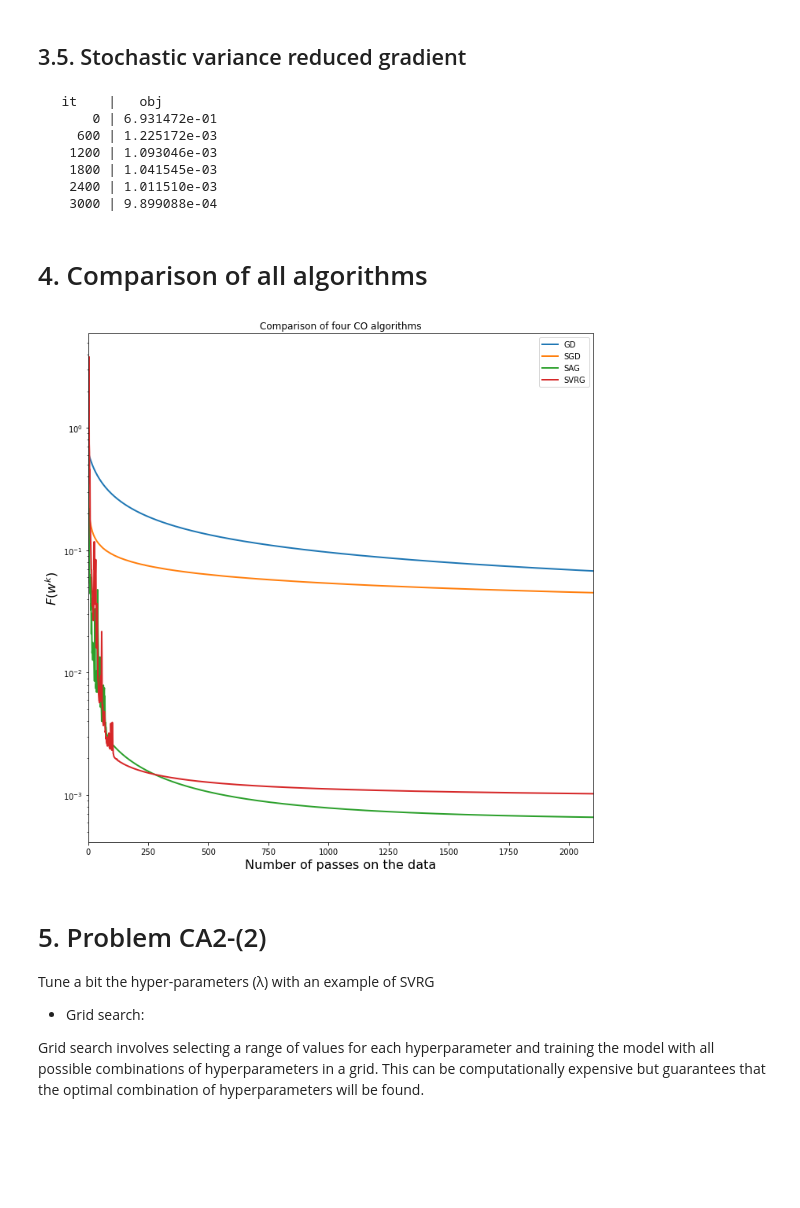
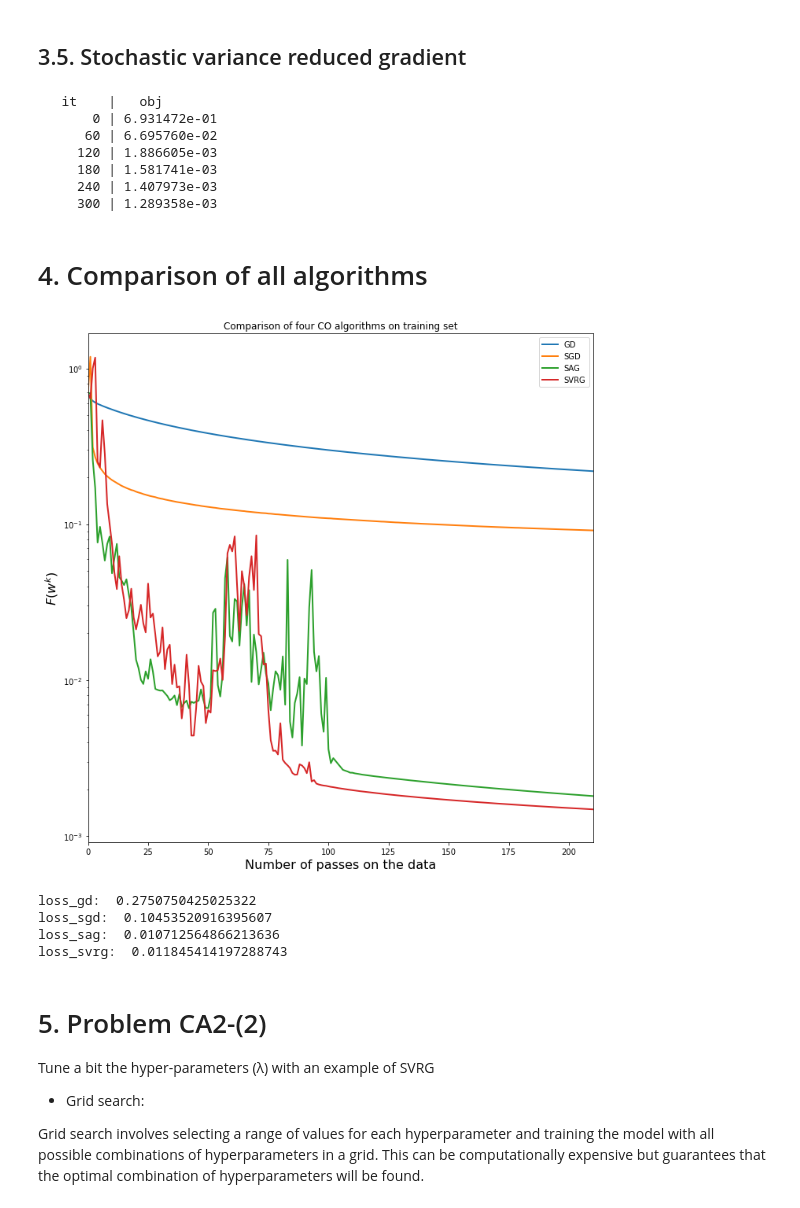
Before and after one commit to hshokrig/EP3260-MLoNs-2023, a Jupyter notebook: CA/CA2_group3.ipynb, the cells around one changed output. Drawn from its saved outputs; the diff is of its cells as text; code cells hidden in the pictures; blank space fills up the shorter version.

```diff
--- a/CA/CA2_group3.ipynb
+++ b/CA/CA2_group3.ipynb
@@ -62,3 +65,13 @@ y = np.array(y)
+# %%
+# split the dataset
+n, m = X.shape
+
+train_ratio = 0.8
+train_index = int(n * train_ratio)
+X_train = X[:train_index]
+y_train = y[:train_index]
+X_test = X[train_index:]
+y_test = y[train_index:]
 # %% [markdown]
 <a id='models'></a>
 # 2. Models gradients and losses
@@ -113,35 +126,6 @@ class ModelLogReg:
         strength = self.strength
         u = y[i]*np.exp(- y[i] * (x_i.dot(w)))/(1 + np.exp(- y[i] * (x_i.dot(w))))
         return (- u*x_i + strength * w)
-
-    def grad_coordinate(self, j, w):
-        """Computes the partial derivative of f with respect to
-        the j-th coordinate"""
-        y, X, n_samples, strength = self.y, self.X, self.n_samples, self.strength
-        u = y*np.exp(- y * (X.dot(w)))/(1 + np.exp(- y * (X.dot(w))))
-        return - (X[:, j].T.dot(u))/n_samples + strength * w[j]
-
-    def lip(self):
-        """Computes (an upper bound on) the Lipschitz constant of the gradient of  f"""
-        X, n_samples = self.X, self.n_samples
-
-        return np.linalg.norm(X.T.dot(X), 2) / (4*n_samples) + self.strength
-
-    def lip_coordinates(self):
-        """Computes (an upper bound on) the Lipschitz constant of the gradient of f with respect to
-        the j-th coordinate"""
-        X, n_samples = self.X, self.n_samples
-
-        return (X ** 2).sum(axis=0) / (4*n_samples) + self.strength
-
-    def lip_max(self):
-        """Computes (an upper bound on) the maximum of the lipschitz constants of the gradients of  f_i"""
-        X, n_samples = self.X, self.n_samples
-        return ((X ** 2).sum(axis=1)/4 + self.strength).max()
-
-    def hessian(self):
-        X, n_samples = self.X, self.n_samples
-        return ((X ** 2).sum(axis=1)/4 + self.strength).max()
 # %% [markdown]
 <a id='solvers'></a>
 # 3. Solvers
@@ -151,10 +135,10 @@ class ModelLogReg:
 # %% [markdown]
 The following tools store the loss after each epoch
 # %%
-model = ModelLogReg(X, y, strength=1e-3)
+model = ModelLogReg(X_train, y_train, strength=1e-3)
 
 w0 = np.zeros(model.n_features) # Starting point of all solvers
-n_iter = 3000 # Number of iterations
+n_iter = 300 # Number of iterations
 
 # Random samples indices for the stochastic solvers (sgd, sag, svrg)
 idx_samples = np.random.randint(0, model.n_samples, model.n_samples * n_iter)
@@ -317,11 +297,11 @@ w_svrg = svrg(model, w0, idx_samples, n_iter=model.n_samples * n_iter,
 # %% [output]
    it    |   obj
        0 | 6.931472e-01
-     600 | 1.225172e-03
-    1200 | 1.093046e-03
-    1800 | 1.041545e-03
-    2400 | 1.011510e-03
-    3000 | 9.899088e-04
+      60 | 6.695760e-02
+     120 | 1.886605e-03
+     180 | 1.581741e-03
+     240 | 1.407973e-03
+     300 | 1.289358e-03
 # %% [markdown]
 <a id='comparison'></a>
 # 4. Comparison of all algorithms
@@ -332,21 +312,37 @@ names = ["GD", "SGD", "SAG", "SVRG"]
 # %%
 plt.figure(figsize=(10, 10))
 plt.yscale("log")
 
 for callback, name in zip(callbacks, names):
     objectives = np.array(callback.objectives)
     objectives_dist = objectives
     plt.plot(objectives_dist, label=name, lw=2)
 
 plt.tight_layout()
-plt.title("Comparison of four CO algorithms")
+plt.title("Comparison of four CO algorithms on training set")
 plt.xlim((0, n_iter*.7))
 plt.xlabel("Number of passes on the data", fontsize=16)
 plt.ylabel(r"$F(w^k) $", fontsize=16)
 plt.legend(loc='upper right')
 plt.tight_layout()
 # %% [output]
-[figure, old version]
+[figure, new version]
+# %%
+# evaluation
+model = ModelLogReg(X_test, y_test, strength=1e-3)
+loss_gd = model.loss(w_gd)
+loss_sgd = model.loss(w_sgd)
+loss_sag = model.loss(w_sag)
+loss_svrg = model.loss(w_svrg)
+print('loss_gd: ', loss_gd)
+print('loss_sgd: ', loss_sgd)
+print('loss_sag: ', loss_sag)
+print('loss_svrg: ', loss_svrg)
+# %% [output]
+loss_gd:  0.2750750425025322
+loss_sgd:  0.10453520916395607
+loss_sag:  0.010712564866213636
+loss_svrg:  0.011845414197288743
 # %% [markdown]
 # 5. Problem CA2-(2)
 
```
Also changed, not shown: parts of 7 cells of this notebook.
